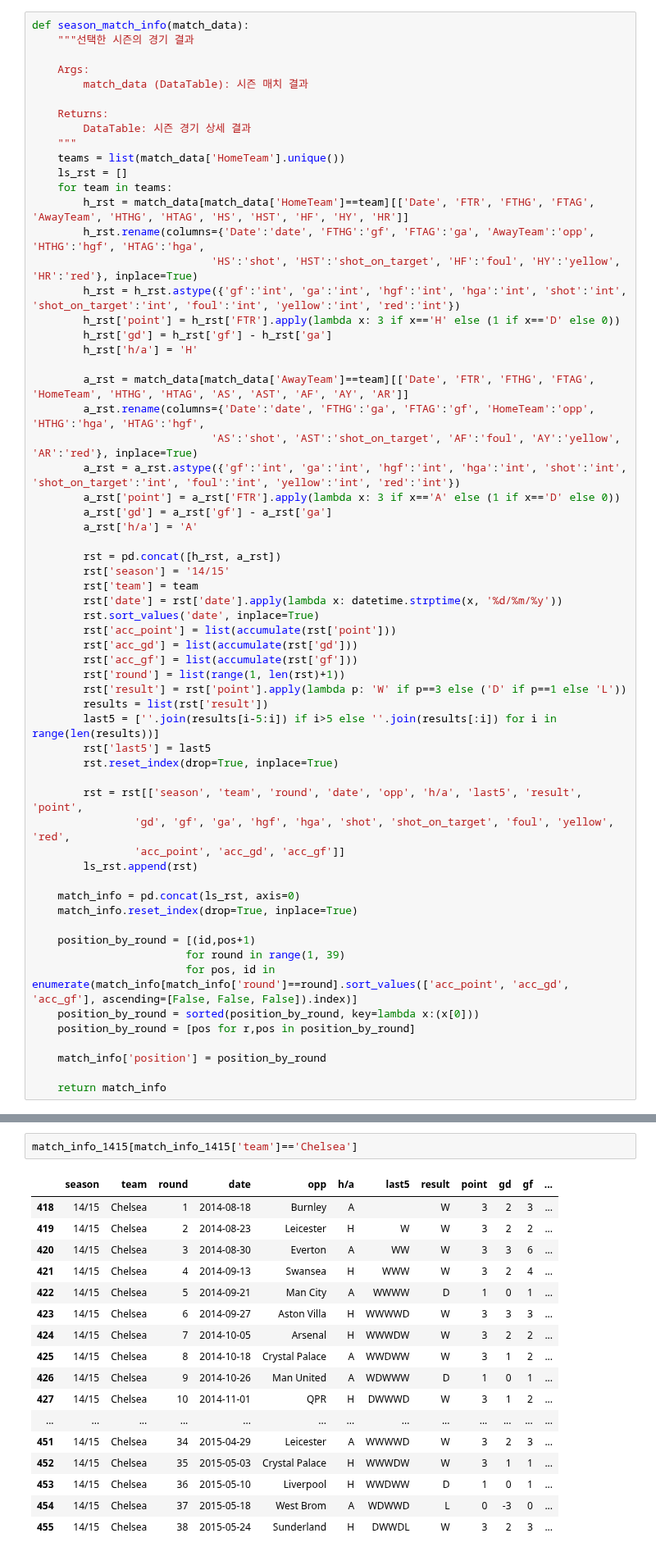
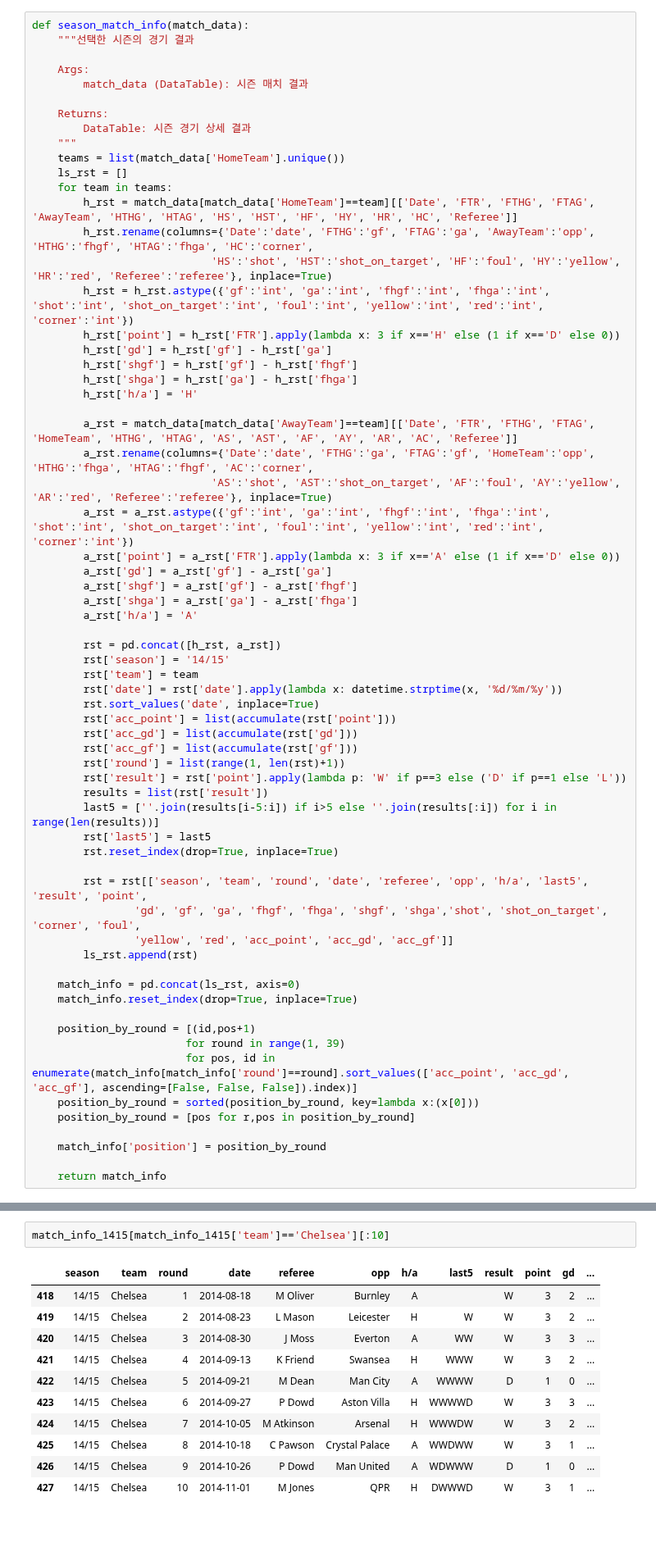
Before and after one commit to MinY96/FooballAnalytics, a Jupyter notebook: 2. Analysis/data_eda_v1.ipynb, the cells around one changed output, grey strips where cells are left out. Shown at 82% size. Cells and saved outputs as stored; diff of their text form; blank space fills up the shorter version.

Commit message:
Feat: Referee 정보 추가

```diff
--- a/2. Analysis/data_eda_v1.ipynb
+++ b/2. Analysis/data_eda_v1.ipynb
@@ -207,20 +207,24 @@ def season_match_info(match_data):
     teams = list(match_data['HomeTeam'].unique())
     ls_rst = []
     for team in teams:
-        h_rst = match_data[match_data['HomeTeam']==team][['Date', 'FTR', 'FTHG', 'FTAG', 'AwayTeam', 'HTHG', 'HTAG', 'HS', 'HST', 'HF', 'HY', 'HR']]
-        h_rst.rename(columns={'Date':'date', 'FTHG':'gf', 'FTAG':'ga', 'AwayTeam':'opp', 'HTHG':'hgf', 'HTAG':'hga',
-                            'HS':'shot', 'HST':'shot_on_target', 'HF':'foul', 'HY':'yellow', 'HR':'red'}, inplace=True)
-        h_rst = h_rst.astype({'gf':'int', 'ga':'int', 'hgf':'int', 'hga':'int', 'shot':'int', 'shot_on_target':'int', 'foul':'int', 'yellow':'int', 'red':'int'})
+        h_rst = match_data[match_data['HomeTeam']==team][['Date', 'FTR', 'FTHG', 'FTAG', 'AwayTeam', 'HTHG', 'HTAG', 'HS', 'HST', 'HF', 'HY', 'HR', 'HC', 'Referee']]
+        h_rst.rename(columns={'Date':'date', 'FTHG':'gf', 'FTAG':'ga', 'AwayTeam':'opp', 'HTHG':'fhgf', 'HTAG':'fhga', 'HC':'corner',
+                            'HS':'shot', 'HST':'shot_on_target', 'HF':'foul', 'HY':'yellow', 'HR':'red', 'Referee':'referee'}, inplace=True)
+        h_rst = h_rst.astype({'gf':'int', 'ga':'int', 'fhgf':'int', 'fhga':'int', 'shot':'int', 'shot_on_target':'int', 'foul':'int', 'yellow':'int', 'red':'int', 'corner':'int'})
         h_rst['point'] = h_rst['FTR'].apply(lambda x: 3 if x=='H' else (1 if x=='D' else 0))
         h_rst['gd'] = h_rst['gf'] - h_rst['ga']
+        h_rst['shgf'] = h_rst['gf'] - h_rst['fhgf']
+        h_rst['shga'] = h_rst['ga'] - h_rst['fhga']
         h_rst['h/a'] = 'H'
 
-        a_rst = match_data[match_data['AwayTeam']==team][['Date', 'FTR', 'FTHG', 'FTAG', 'HomeTeam', 'HTHG', 'HTAG', 'AS', 'AST', 'AF', 'AY', 'AR']]
-        a_rst.rename(columns={'Date':'date', 'FTHG':'ga', 'FTAG':'gf', 'HomeTeam':'opp', 'HTHG':'hga', 'HTAG':'hgf',
-                            'AS':'shot', 'AST':'shot_on_target', 'AF':'foul', 'AY':'yellow', 'AR':'red'}, inplace=True)
-        a_rst = a_rst.astype({'gf':'int', 'ga':'int', 'hgf':'int', 'hga':'int', 'shot':'int', 'shot_on_target':'int', 'foul':'int', 'yellow':'int', 'red':'int'})
+        a_rst = match_data[match_data['AwayTeam']==team][['Date', 'FTR', 'FTHG', 'FTAG', 'HomeTeam', 'HTHG', 'HTAG', 'AS', 'AST', 'AF', 'AY', 'AR', 'AC', 'Referee']]
+        a_rst.rename(columns={'Date':'date', 'FTHG':'ga', 'FTAG':'gf', 'HomeTeam':'opp', 'HTHG':'fhga', 'HTAG':'fhgf', 'AC':'corner',
+                            'AS':'shot', 'AST':'shot_on_target', 'AF':'foul', 'AY':'yellow', 'AR':'red', 'Referee':'referee'}, inplace=True)
+        a_rst = a_rst.astype({'gf':'int', 'ga':'int', 'fhgf':'int', 'fhga':'int', 'shot':'int', 'shot_on_target':'int', 'foul':'int', 'yellow':'int', 'red':'int', 'corner':'int'})
         a_rst['point'] = a_rst['FTR'].apply(lambda x: 3 if x=='A' else (1 if x=='D' else 0))
         a_rst['gd'] = a_rst['gf'] - a_rst['ga']
+        a_rst['shgf'] = a_rst['gf'] - a_rst['fhgf']
+        a_rst['shga'] = a_rst['ga'] - a_rst['fhga']
         a_rst['h/a'] = 'A'
 
         rst = pd.concat([h_rst, a_rst])
@@ -238,9 +242,9 @@ def season_match_info(match_data):
         rst['last5'] = last5
         rst.reset_index(drop=True, inplace=True)
 
-        rst = rst[['season', 'team', 'round', 'date', 'opp', 'h/a', 'last5', 'result', 'point',
-                'gd', 'gf', 'ga', 'hgf', 'hga', 'shot', 'shot_on_target', 'foul', 'yellow', 'red',
-                'acc_point', 'acc_gd', 'acc_gf']]
+        rst = rst[['season', 'team', 'round', 'date', 'referee', 'opp', 'h/a', 'last5', 'result', 'point',
+                'gd', 'gf', 'ga', 'fhgf', 'fhga', 'shgf', 'shga','shot', 'shot_on_target', 'corner', 'foul',
+                'yellow', 'red', 'acc_point', 'acc_gd', 'acc_gf']]
         ls_rst.append(rst)
 
     match_info = pd.concat(ls_rst, axis=0)
@@ -275,20 +279,14 @@ match_info_1415
 # %%
-match_info_1415[match_info_1415['team']=='Chelsea']
+match_info_1415[match_info_1415['team']=='Chelsea'][:10]
 # %% [output]
-|  | season | team | round | date | opp | h/a | last5 | result | point | gd | gf | ... |
-| 418 | 14/15 | Chelsea | 1 | 2014-08-18 | Burnley | A |  | W | 3 | 2 | 3 | ... |
-| 419 | 14/15 | Chelsea | 2 | 2014-08-23 | Leicester | H | W | W | 3 | 2 | 2 | ... |
-| 420 | 14/15 | Chelsea | 3 | 2014-08-30 | Everton | A | WW | W | 3 | 3 | 6 | ... |
-| 421 | 14/15 | Chelsea | 4 | 2014-09-13 | Swansea | H | WWW | W | 3 | 2 | 4 | ... |
-| 422 | 14/15 | Chelsea | 5 | 2014-09-21 | Man City | A | WWWW | D | 1 | 0 | 1 | ... |
-| 423 | 14/15 | Chelsea | 6 | 2014-09-27 | Aston Villa | H | WWWWD | W | 3 | 3 | 3 | ... |
-| 424 | 14/15 | Chelsea | 7 | 2014-10-05 | Arsenal | H | WWWDW | W | 3 | 2 | 2 | ... |
-| 425 | 14/15 | Chelsea | 8 | 2014-10-18 | Crystal Palace | A | WWDWW | W | 3 | 1 | 2 | ... |
-| 426 | 14/15 | Chelsea | 9 | 2014-10-26 | Man United | A | WDWWW | D | 1 | 0 | 1 | ... |
-| 427 | 14/15 | Chelsea | 10 | 2014-11-01 | QPR | H | DWWWD | W | 3 | 1 | 2 | ... |
-| ... | ... | ... | ... | ... | ... | ... | ... | ... | ... | ... | ... | ... |
-| 451 | 14/15 | Chelsea | 34 | 2015-04-29 | Leicester | A | WWWWD | W | 3 | 2 | 3 | ... |
-| 452 | 14/15 | Chelsea | 35 | 2015-05-03 | Crystal Palace | H | WWWDW | W | 3 | 1 | 1 | ... |
-| 453 | 14/15 | Chelsea | 36 | 2015-05-10 | Liverpool | H | WWDWW | D | 1 | 0 | 1 | ... |
-| 454 | 14/15 | Chelsea | 37 | 2015-05-18 | West Brom | A | WDWWD | L | 0 | -3 | 0 | ... |
-| 455 | 14/15 | Chelsea | 38 | 2015-05-24 | Sunderland | H | DWWDL | W | 3 | 2 | 3 | ... |
+|  | season | team | round | date | referee | opp | h/a | last5 | result | point | gd | ... |
+| 418 | 14/15 | Chelsea | 1 | 2014-08-18 | M Oliver | Burnley | A |  | W | 3 | 2 | ... |
+| 419 | 14/15 | Chelsea | 2 | 2014-08-23 | L Mason | Leicester | H | W | W | 3 | 2 | ... |
+| 420 | 14/15 | Chelsea | 3 | 2014-08-30 | J Moss | Everton | A | WW | W | 3 | 3 | ... |
+| 421 | 14/15 | Chelsea | 4 | 2014-09-13 | K Friend | Swansea | H | WWW | W | 3 | 2 | ... |
+| 422 | 14/15 | Chelsea | 5 | 2014-09-21 | M Dean | Man City | A | WWWW | D | 1 | 0 | ... |
+| 423 | 14/15 | Chelsea | 6 | 2014-09-27 | P Dowd | Aston Villa | H | WWWWD | W | 3 | 3 | ... |
+| 424 | 14/15 | Chelsea | 7 | 2014-10-05 | M Atkinson | Arsenal | H | WWWDW | W | 3 | 2 | ... |
+| 425 | 14/15 | Chelsea | 8 | 2014-10-18 | C Pawson | Crystal Palace | A | WWDWW | W | 3 | 1 | ... |
+| 426 | 14/15 | Chelsea | 9 | 2014-10-26 | P Dowd | Man United | A | WDWWW | D | 1 | 0 | ... |
+| 427 | 14/15 | Chelsea | 10 | 2014-11-01 | M Jones | QPR | H | DWWWD | W | 3 | 1 | ... |
```
Also changed, not shown: parts of 1 cell of this notebook.
